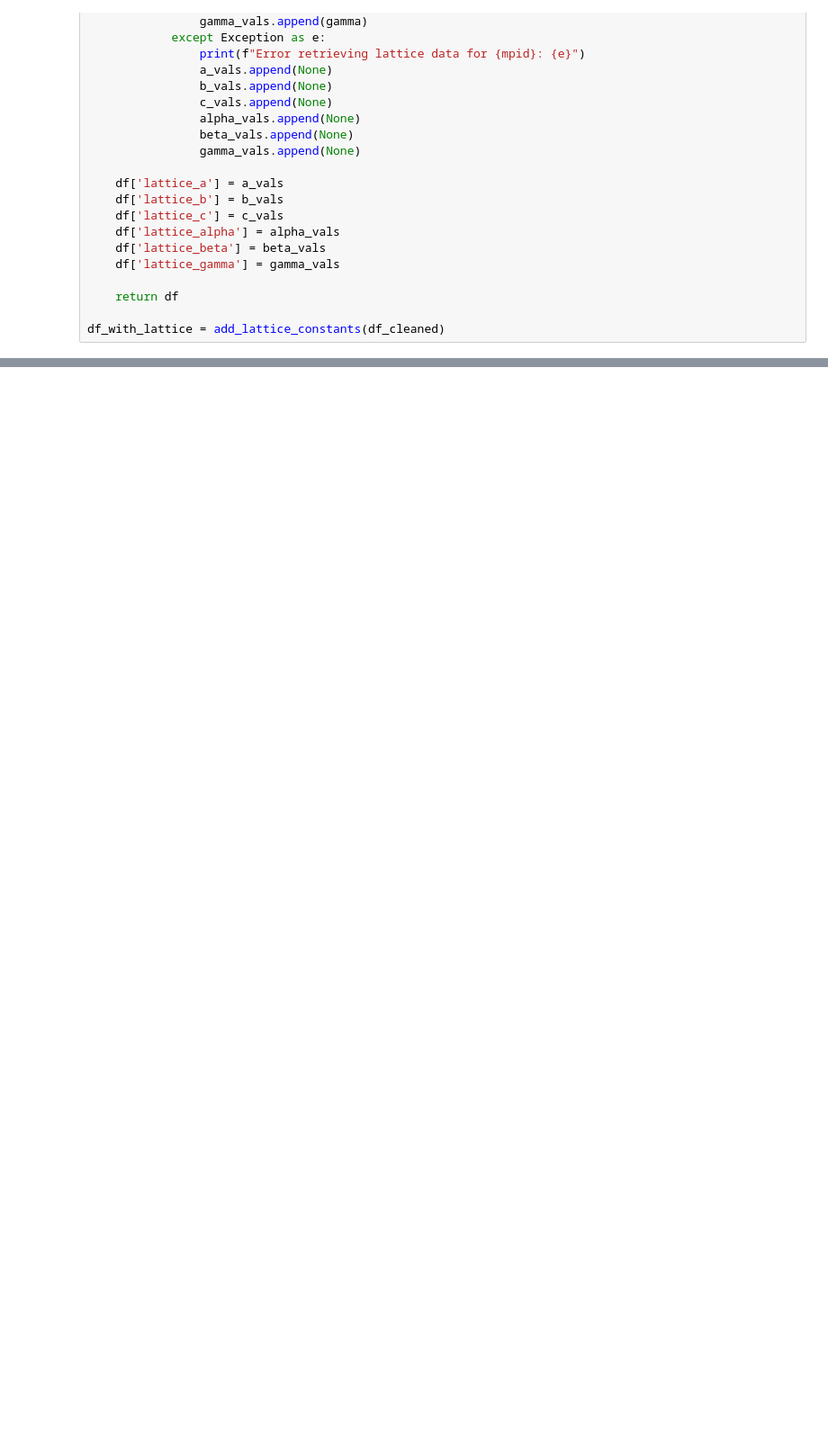
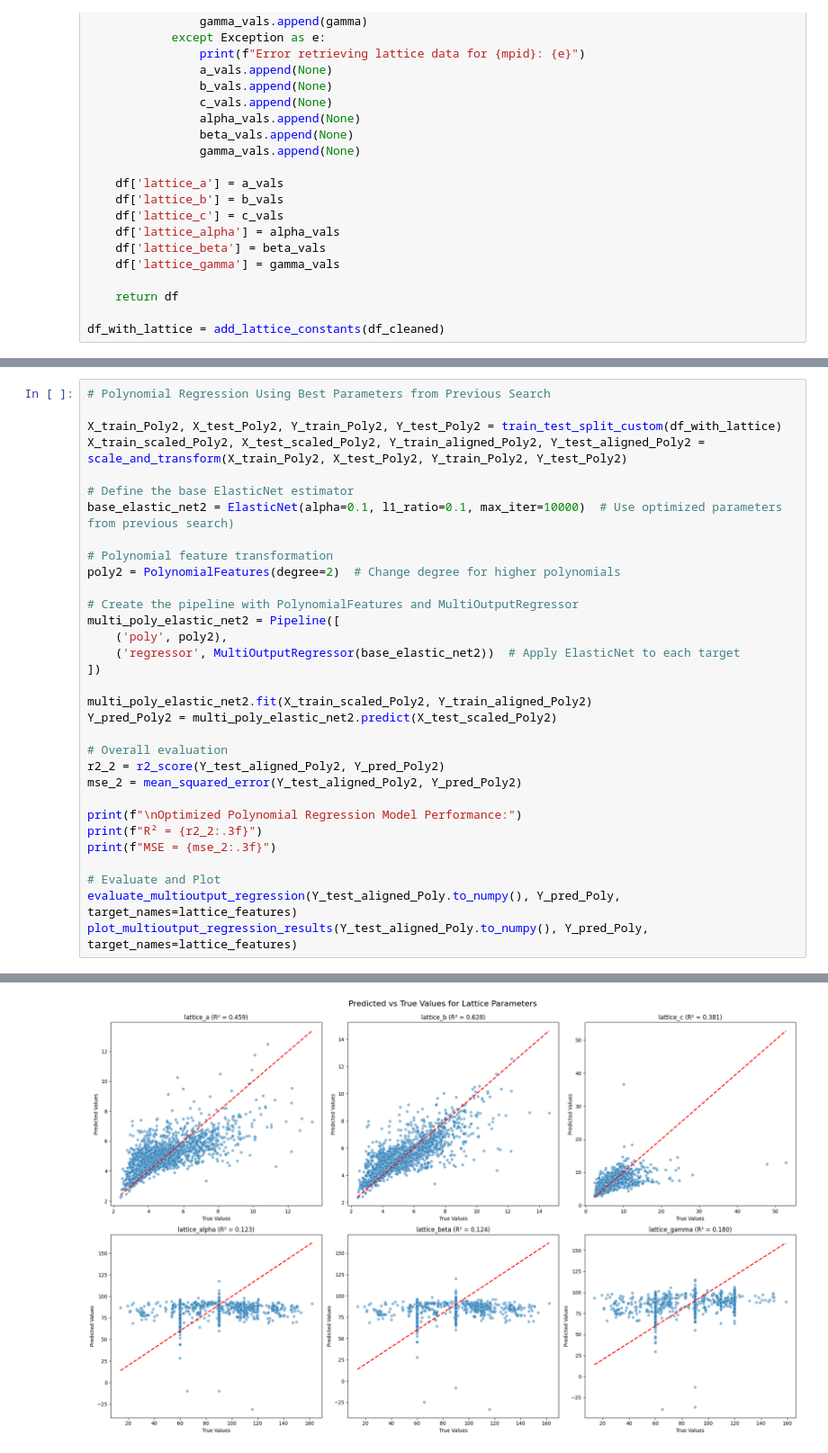
Before and after one commit to mylesgrxnt/CrystalClassification, a Jupyter notebook: proj.ipynb, the cells around one changed output, grey strips where cells are left out. Shown at 90% size. Drawn from its saved outputs; the diff is of its cells as text; blank space fills up the shorter version.

```diff
--- a/proj.ipynb
+++ b/proj.ipynb
@@ -504,0 +812,33 @@ Training model for: lattice_gamma
+# %%
+# Polynomial Regression Using Best Parameters from Previous Search
+
+X_train_Poly2, X_test_Poly2, Y_train_Poly2, Y_test_Poly2 = train_test_split_custom(df_with_lattice)
+X_train_scaled_Poly2, X_test_scaled_Poly2, Y_train_aligned_Poly2, Y_test_aligned_Poly2 = scale_and_transform(X_train_Poly2, X_test_Poly2, Y_train_Poly2, Y_test_Poly2)
+
+# Define the base ElasticNet estimator
+base_elastic_net2 = ElasticNet(alpha=0.1, l1_ratio=0.1, max_iter=10000)  # Use optimized parameters from previous search)
+
+# Polynomial feature transformation
+poly2 = PolynomialFeatures(degree=2)  # Change degree for higher polynomials
+
+# Create the pipeline with PolynomialFeatures and MultiOutputRegressor
+multi_poly_elastic_net2 = Pipeline([
+    ('poly', poly2),
+    ('regressor', MultiOutputRegressor(base_elastic_net2))  # Apply ElasticNet to each target
+])
+
+multi_poly_elastic_net2.fit(X_train_scaled_Poly2, Y_train_aligned_Poly2)
+Y_pred_Poly2 = multi_poly_elastic_net2.predict(X_test_scaled_Poly2)
+
+# Overall evaluation
+r2_2 = r2_score(Y_test_aligned_Poly2, Y_pred_Poly2)
+mse_2 = mean_squared_error(Y_test_aligned_Poly2, Y_pred_Poly2)
+
+print(f"\nOptimized Polynomial Regression Model Performance:")
+print(f"R² = {r2_2:.3f}")
+print(f"MSE = {mse_2:.3f}")
+
+# Evaluate and Plot
+evaluate_multioutput_regression(Y_test_aligned_Poly.to_numpy(), Y_pred_Poly, target_names=lattice_features)
+plot_multioutput_regression_results(Y_test_aligned_Poly.to_numpy(), Y_pred_Poly, target_names=lattice_features)
+# %% [output]
@@ -504,0 +862 @@ Training model for: lattice_gamma
+[figure, added]
```
Also changed, not shown: parts of 10 cells of this notebook.
